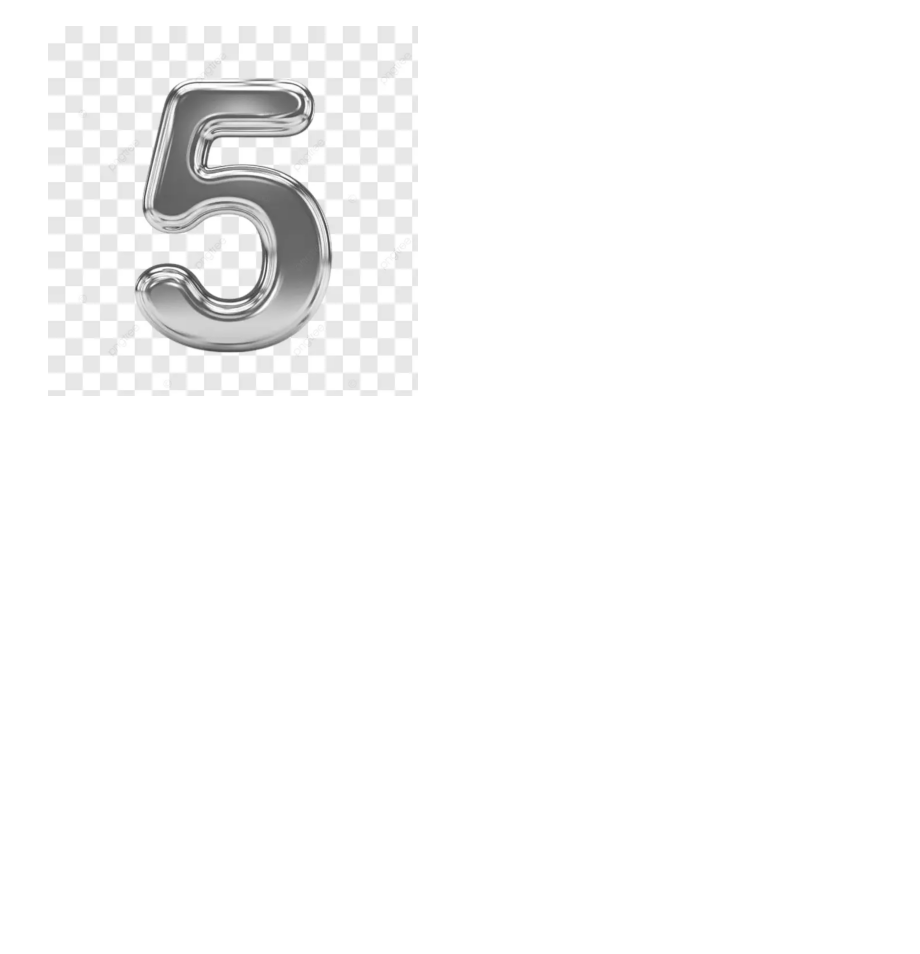
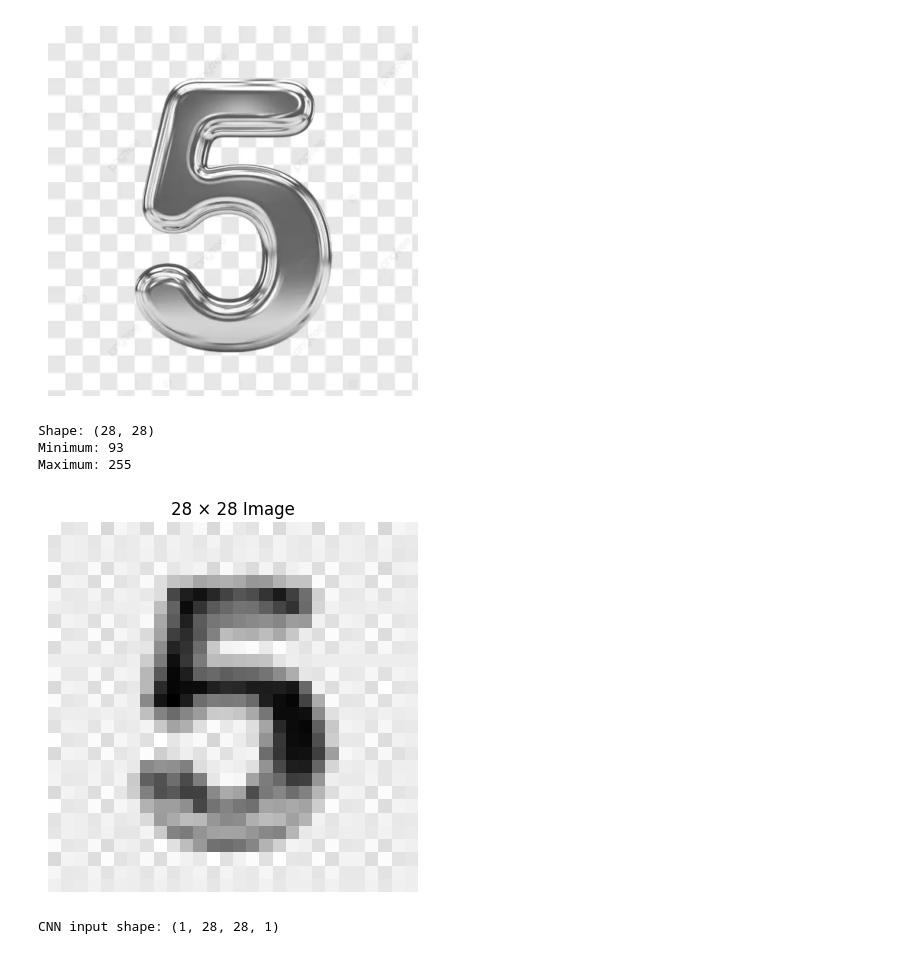
Before and after one commit to kanchanakanta/git-collaboration-practice, a Jupyter notebook: CNN.ipynb, the cells around one changed output. Cells and saved outputs as stored; diff of their text form; code cells hidden in the pictures; blank space fills up the shorter version.

```diff
--- a/CNN.ipynb
+++ b/CNN.ipynb
@@ -213,3 +213,27 @@ plt.axis("off")
 plt.show()
 # %% [output]
 [figure]
+# %%
+# Convert to grayscale
+img = img.convert("L")
+
+# Resize to 28 × 28
+img = img.resize((28, 28))
+
+# Convert to NumPy array
+img_array = np.array(img)
+
+print("Shape:", img_array.shape)
+print("Minimum:", img_array.min())
+print("Maximum:", img_array.max())
+# %% [output]
+Shape: (28, 28)
+Minimum: 93
+Maximum: 255
+# %%
+plt.imshow(img_array, cmap="gray")
+plt.title("28 × 28 Image")
+plt.axis("off")
+plt.show()
+# %% [output]
+[figure, added]
@@ -215,0 +244,6 @@ plt.show()
+# %%
+img_array = img_array.reshape(1, 28, 28, 1)
+
+print("CNN input shape:", img_array.shape)
+# %% [output]
+CNN input shape: (1, 28, 28, 1)
```
Also changed, not shown: parts of 8 cells of this notebook.
